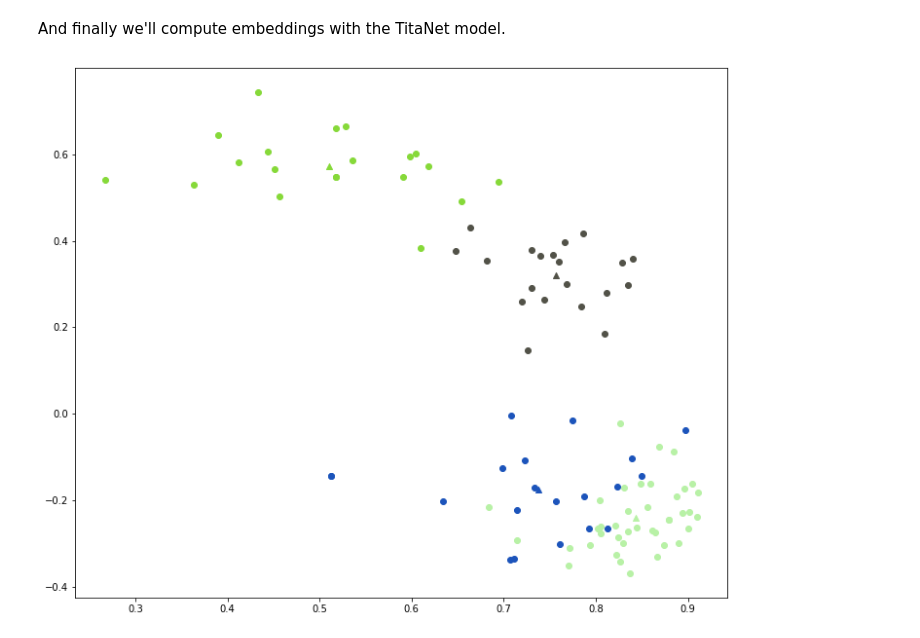
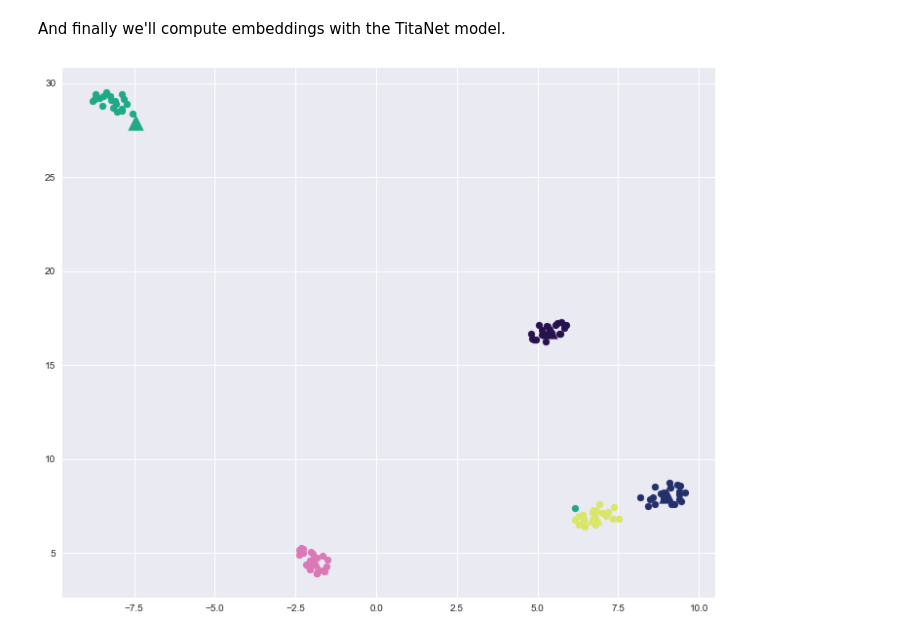
Before and after one commit to Wadaboa/titanet, a Jupyter notebook: titanet.ipynb, the cells around one changed output. Saved outputs shown, nothing was run; the diff lists cells and outputs as text; code cells hidden in the pictures.

Commit message:
add results images

```diff
--- a/titanet.ipynb
+++ b/titanet.ipynb
@@ -65,6 +64,8 @@ import datasets, utils, train, models, losses, transforms, learn
 
 %load_ext autoreload
 %autoreload 2
+# %%
+plt.style.use('seaborn')
 # %% [markdown]
 ## Dataset
 # %% [markdown]
@@ -339,6 +353,7 @@ Then, we also need to select a fixed number of speakers and a fixed number of ut
 # %%
 n_speakers = 5
 n_utterances_per_speaker = 20
+reduction_method = "umap"
 # %% [markdown]
 ### Load pretrained baseline
 # %% [markdown]
@@ -388,7 +403,7 @@ titanet_model = models.TitaNet.get_titanet(
 Now we'll load a pretrained model from disk and overwrite the model's weights.
 # %%
 titanet_pretrained_path = "./pretrained"
-titanet_pretrained_name = "titanet-s-ce-100e.pth"
+titanet_pretrained_name = f"titanet-s-{loss_type}-100e.pth"
 # %%
 state_dict = torch.load(
     os.path.join(titanet_pretrained_path, titanet_pretrained_name), map_location=device
@@ -499,12 +518,12 @@ And finally we'll compute embeddings with the TitaNet model.
 # %%
 learn.infer(
     titanet_model,
     vctk_utterances,
     vctk_speakers,
     vctk_dataset,
-    reduction_method="svd",
-    figure_path='./results/vctk-titanet-test.png',
+    reduction_method=reduction_method,
+    figure_path=f'./results/vctk-titanet-{loss_type}-{reduction_method}.png',
     device=device,
 )
 # %% [output]
-[figure, old version]
+[figure, new version]
```
Also changed, not shown: parts of 21 cells of this notebook, 15 other files.
